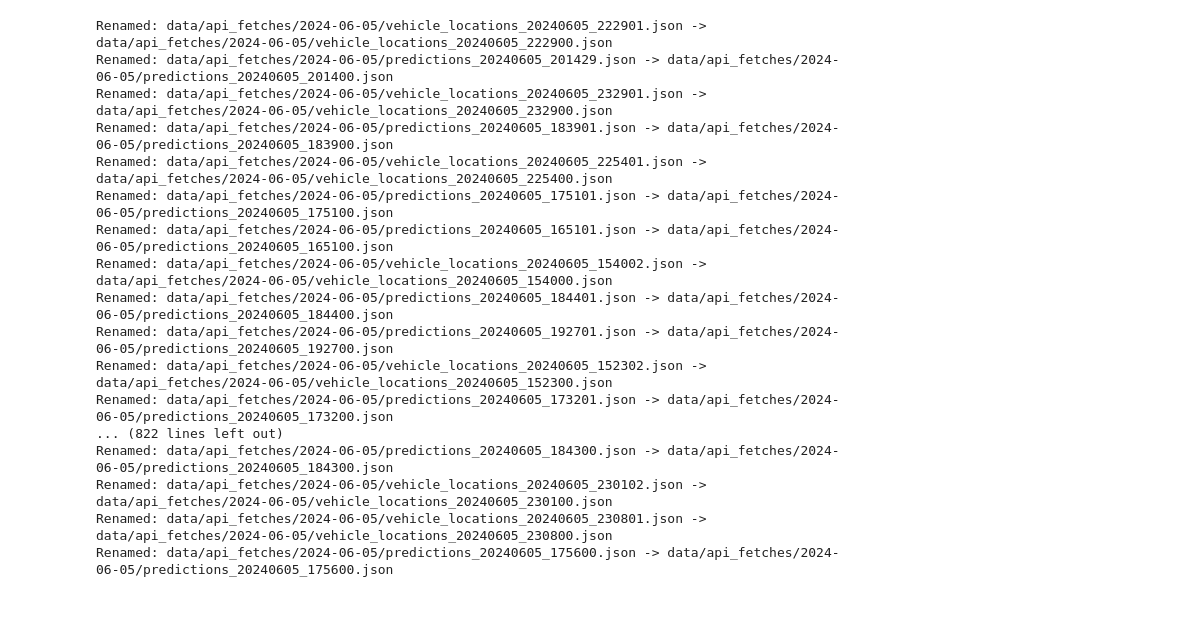
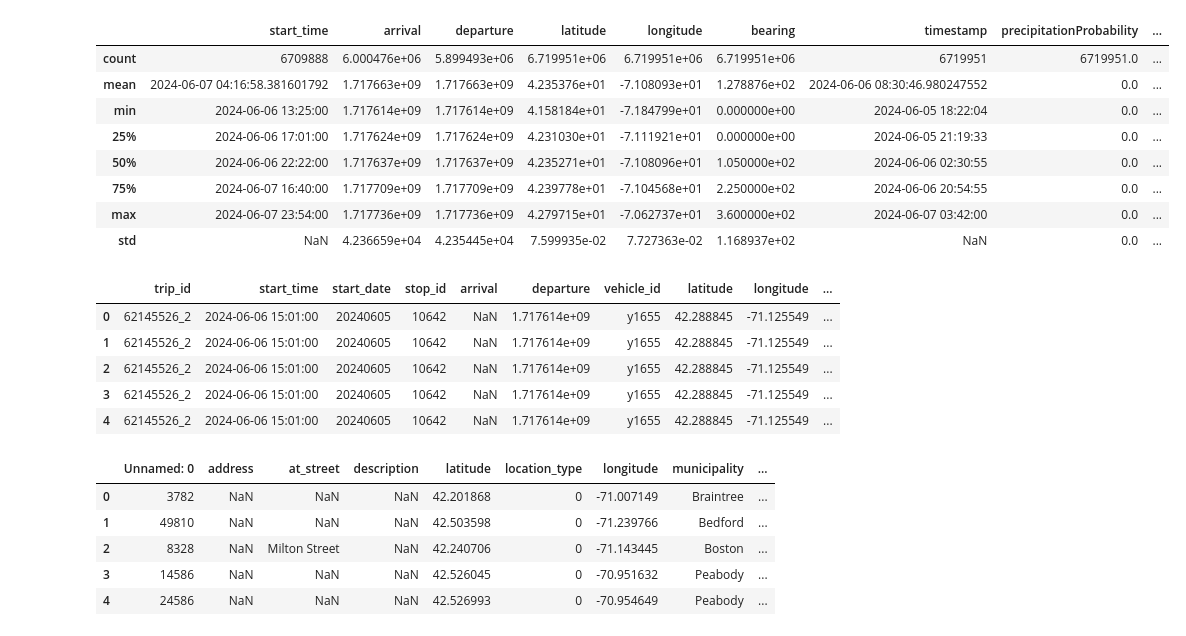
Before and after one commit to sean-r-duffy/tracking-the-t, a Jupyter notebook: api_data_cleaning.ipynb, the cells around one changed output. Cells and saved outputs as stored; diff of their text form; code cells hidden in the pictures; blank space fills up the shorter version.

```diff
--- a/api_data_cleaning.ipynb
+++ b/api_data_cleaning.ipynb
@@ -84,20 +5,0 @@ def rename_files_in_directory(directory):
-# %%
-rename_files_in_directory('data/api_fetches/20240605')
-# %% [output]
-Renamed: data/api_fetches/2024-06-05/vehicle_locations_20240605_222901.json -> data/api_fetches/2024-06-05/vehicle_locations_20240605_222900.json
-Renamed: data/api_fetches/2024-06-05/predictions_20240605_201429.json -> data/api_fetches/2024-06-05/predictions_20240605_201400.json
-Renamed: data/api_fetches/2024-06-05/vehicle_locations_20240605_232901.json -> data/api_fetches/2024-06-05/vehicle_locations_20240605_232900.json
-Renamed: data/api_fetches/2024-06-05/predictions_20240605_183901.json -> data/api_fetches/2024-06-05/predictions_20240605_183900.json
-Renamed: data/api_fetches/2024-06-05/vehicle_locations_20240605_225401.json -> data/api_fetches/2024-06-05/vehicle_locations_20240605_225400.json
-Renamed: data/api_fetches/2024-06-05/predictions_20240605_175101.json -> data/api_fetches/2024-06-05/predictions_20240605_175100.json
-Renamed: data/api_fetches/2024-06-05/predictions_20240605_165101.json -> data/api_fetches/2024-06-05/predictions_20240605_165100.json
-Renamed: data/api_fetches/2024-06-05/vehicle_locations_20240605_154002.json -> data/api_fetches/2024-06-05/vehicle_locations_20240605_154000.json
-Renamed: data/api_fetches/2024-06-05/predictions_20240605_184401.json -> data/api_fetches/2024-06-05/predictions_20240605_184400.json
-Renamed: data/api_fetches/2024-06-05/predictions_20240605_192701.json -> data/api_fetches/2024-06-05/predictions_20240605_192700.json
-Renamed: data/api_fetches/2024-06-05/vehicle_locations_20240605_152302.json -> data/api_fetches/2024-06-05/vehicle_locations_20240605_152300.json
-Renamed: data/api_fetches/2024-06-05/predictions_20240605_173201.json -> data/api_fetches/2024-06-05/predictions_20240605_173200.json
-... (822 lines left out)
-Renamed: data/api_fetches/2024-06-05/predictions_20240605_184300.json -> data/api_fetches/2024-06-05/predictions_20240605_184300.json
-Renamed: data/api_fetches/2024-06-05/vehicle_locations_20240605_230102.json -> data/api_fetches/2024-06-05/vehicle_locations_20240605_230100.json
-Renamed: data/api_fetches/2024-06-05/vehicle_locations_20240605_230801.json -> data/api_fetches/2024-06-05/vehicle_locations_20240605_230800.json
-Renamed: data/api_fetches/2024-06-05/predictions_20240605_175600.json -> data/api_fetches/2024-06-05/predictions_20240605_175600.json
@@ -135,0 +6,26 @@ def aggregate(date, save_to_parquet=False):
+# %%
+df0605 = pd.read_parquet('data/api_fetches/20240605.parquet')
+df0606 = pd.read_parquet('data/api_fetches/20240606.parquet')
+# %%
+df = pd.concat([df0605, df0606])
+# %%
+df.describe()
+# %% [output]
+|  | start_time | arrival | departure | latitude | longitude | bearing | timestamp | precipitationProbability | ... |
+| count | 6709888 | 6.000476e+06 | 5.899493e+06 | 6.719951e+06 | 6.719951e+06 | 6.719951e+06 | 6719951 | 6719951.0 | ... |
+| mean | 2024-06-07 04:16:58.381601792 | 1.717663e+09 | 1.717663e+09 | 4.235376e+01 | -7.108093e+01 | 1.278876e+02 | 2024-06-06 08:30:46.980247552 | 0.0 | ... |
+| min | 2024-06-06 13:25:00 | 1.717614e+09 | 1.717614e+09 | 4.158184e+01 | -7.184799e+01 | 0.000000e+00 | 2024-06-05 18:22:04 | 0.0 | ... |
+| 25% | 2024-06-06 17:01:00 | 1.717624e+09 | 1.717624e+09 | 4.231030e+01 | -7.111921e+01 | 0.000000e+00 | 2024-06-05 21:19:33 | 0.0 | ... |
+| 50% | 2024-06-06 22:22:00 | 1.717637e+09 | 1.717637e+09 | 4.235271e+01 | -7.108096e+01 | 1.050000e+02 | 2024-06-06 02:30:55 | 0.0 | ... |
+| 75% | 2024-06-07 16:40:00 | 1.717709e+09 | 1.717709e+09 | 4.239778e+01 | -7.104568e+01 | 2.250000e+02 | 2024-06-06 20:54:55 | 0.0 | ... |
+| max | 2024-06-07 23:54:00 | 1.717736e+09 | 1.717736e+09 | 4.279715e+01 | -7.062737e+01 | 3.600000e+02 | 2024-06-07 03:42:00 | 0.0 | ... |
+| std | NaN | 4.236659e+04 | 4.235445e+04 | 7.599935e-02 | 7.727363e-02 | 1.168937e+02 | NaN | 0.0 | ... |
+# %%
+df.head()
+# %% [output]
+|  | trip_id | start_time | start_date | stop_id | arrival | departure | vehicle_id | latitude | longitude | ... |
+| 0 | 62145526_2 | 2024-06-06 15:01:00 | 20240605 | 10642 | NaN | 1.717614e+09 | y1655 | 42.288845 | -71.125549 | ... |
+| 1 | 62145526_2 | 2024-06-06 15:01:00 | 20240605 | 10642 | NaN | 1.717614e+09 | y1655 | 42.288845 | -71.125549 | ... |
+| 2 | 62145526_2 | 2024-06-06 15:01:00 | 20240605 | 10642 | NaN | 1.717614e+09 | y1655 | 42.288845 | -71.125549 | ... |
+| 3 | 62145526_2 | 2024-06-06 15:01:00 | 20240605 | 10642 | NaN | 1.717614e+09 | y1655 | 42.288845 | -71.125549 | ... |
+| 4 | 62145526_2 | 2024-06-06 15:01:00 | 20240605 | 10642 | NaN | 1.717614e+09 | y1655 | 42.288845 | -71.125549 | ... |
@@ -135,0 +34,9 @@ def aggregate(date, save_to_parquet=False):
+# %%
+stops.head()
+# %% [output]
+|  | Unnamed: 0 | address | at_street | description | latitude | location_type | longitude | municipality | ... |
+| 0 | 3782 | NaN | NaN | NaN | 42.201868 | 0 | -71.007149 | Braintree | ... |
+| 1 | 49810 | NaN | NaN | NaN | 42.503598 | 0 | -71.239766 | Bedford | ... |
+| 2 | 8328 | NaN | Milton Street | NaN | 42.240706 | 0 | -71.143445 | Boston | ... |
+| 3 | 14586 | NaN | NaN | NaN | 42.526045 | 0 | -70.951632 | Peabody | ... |
+| 4 | 24586 | NaN | NaN | NaN | 42.526993 | 0 | -70.954649 | Peabody | ... |
```
Also changed, not shown: parts of 21 cells of this notebook, 7 other files.
